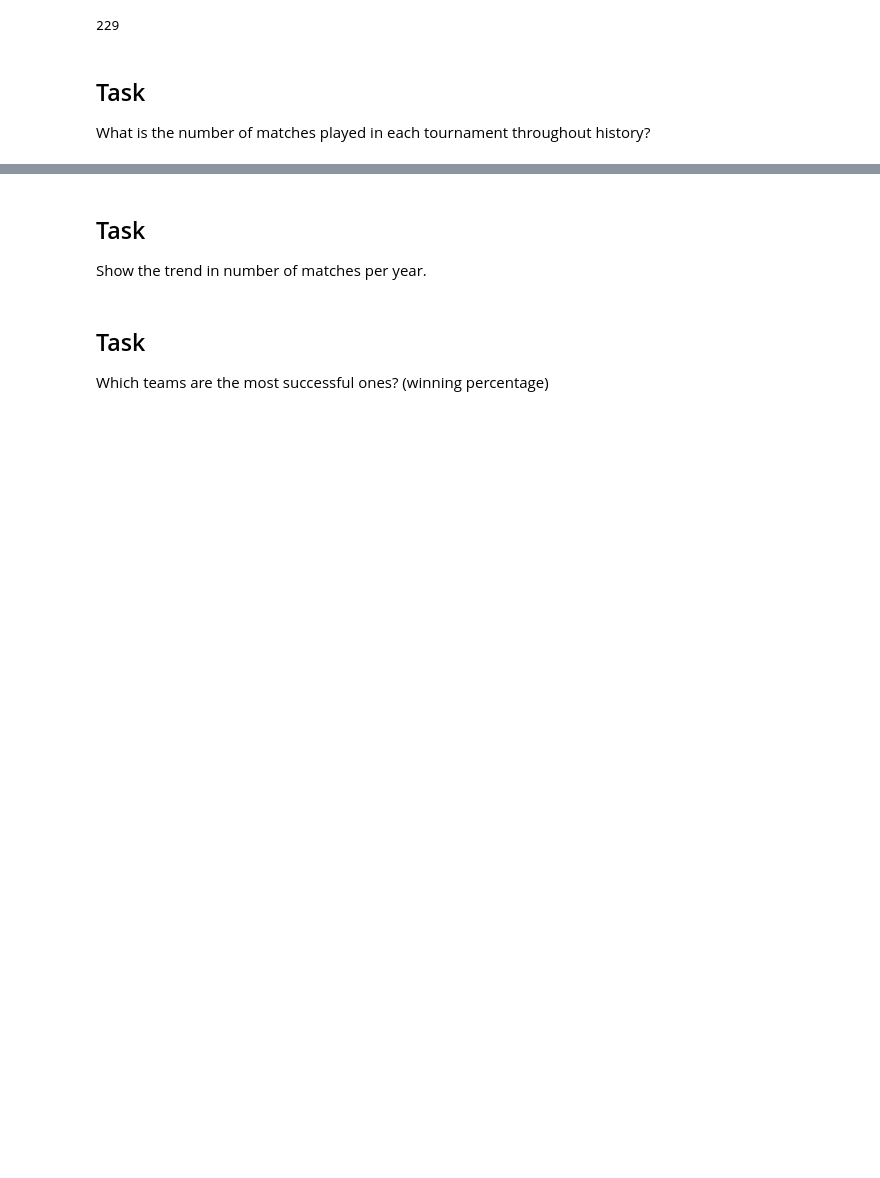
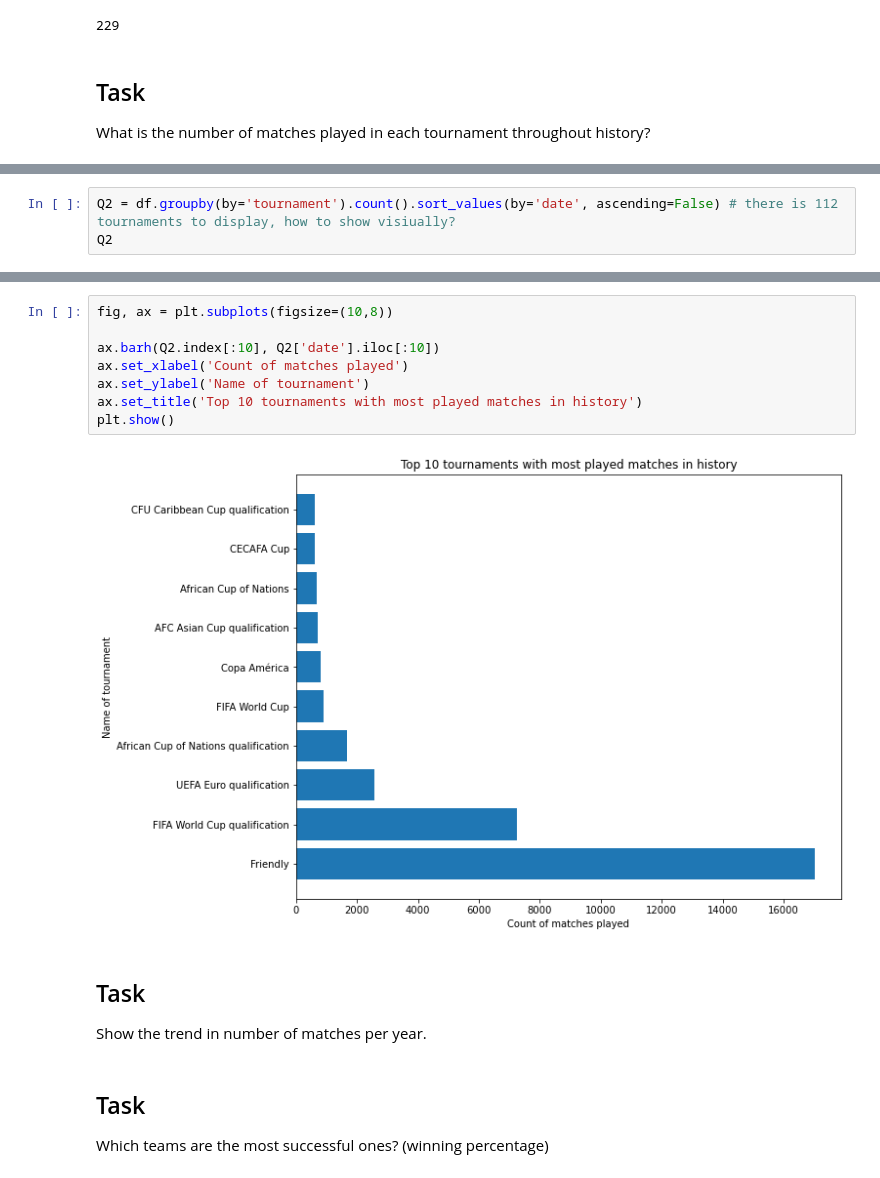
Before and after one commit to emilebilodeau/Sports-Analytics, a Jupyter notebook: soccer_visualization/soccer_dataviz.ipynb, the cells around one changed output, grey strips where cells are left out. Saved outputs shown, nothing was run; the diff lists cells and outputs as text; blank space fills up the shorter version.

```diff
--- a/soccer_visualization/soccer_dataviz.ipynb
+++ b/soccer_visualization/soccer_dataviz.ipynb
@@ -137,0 +151,3 @@ What is the number of matches played in each tournament throughout history?
+# %%
+Q2 = df.groupby(by='tournament').count().sort_values(by='date', ascending=False) # there is 112 tournaments to display, how to show visiually?
+Q2
@@ -138,3 +169,13 @@ What is the number of matches played in each tournament throughout history?
+# %%
+fig, ax = plt.subplots(figsize=(10,8))
+
+ax.barh(Q2.index[:10], Q2['date'].iloc[:10])
+ax.set_xlabel('Count of matches played')
+ax.set_ylabel('Name of tournament')
+ax.set_title('Top 10 tournaments with most played matches in history')
+plt.show()
+# %% [output]
+[figure, added]
 # %% [markdown]
 ## Task
 Show the trend in number of matches per year.
```
Also changed, not shown: parts of 3 cells of this notebook, 1 other file.
